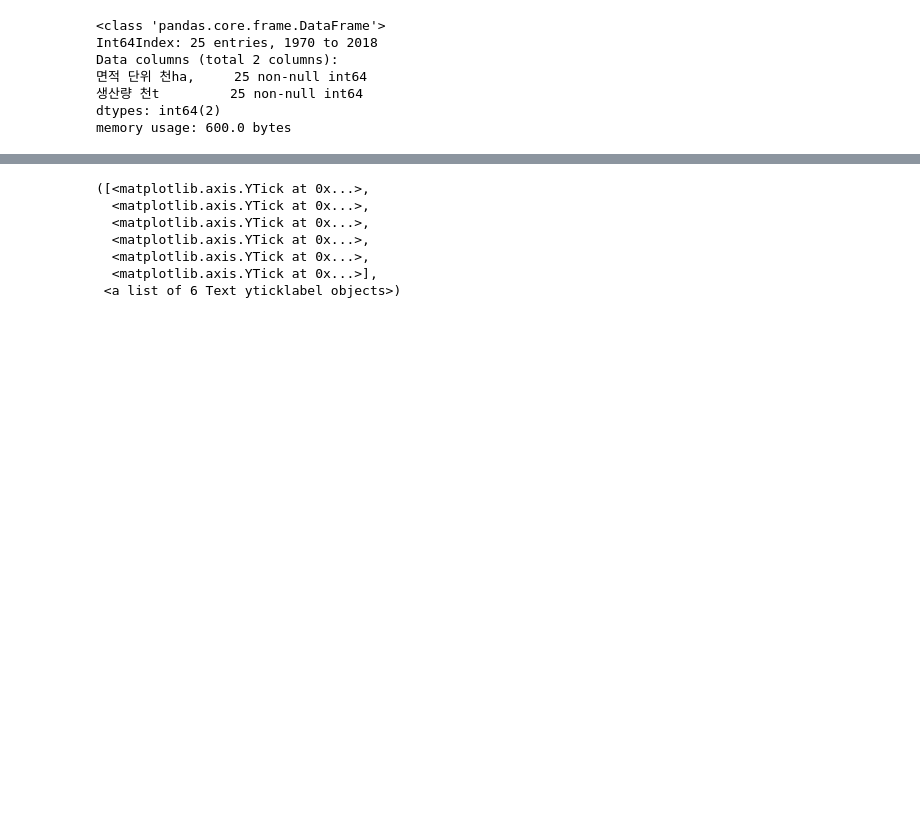
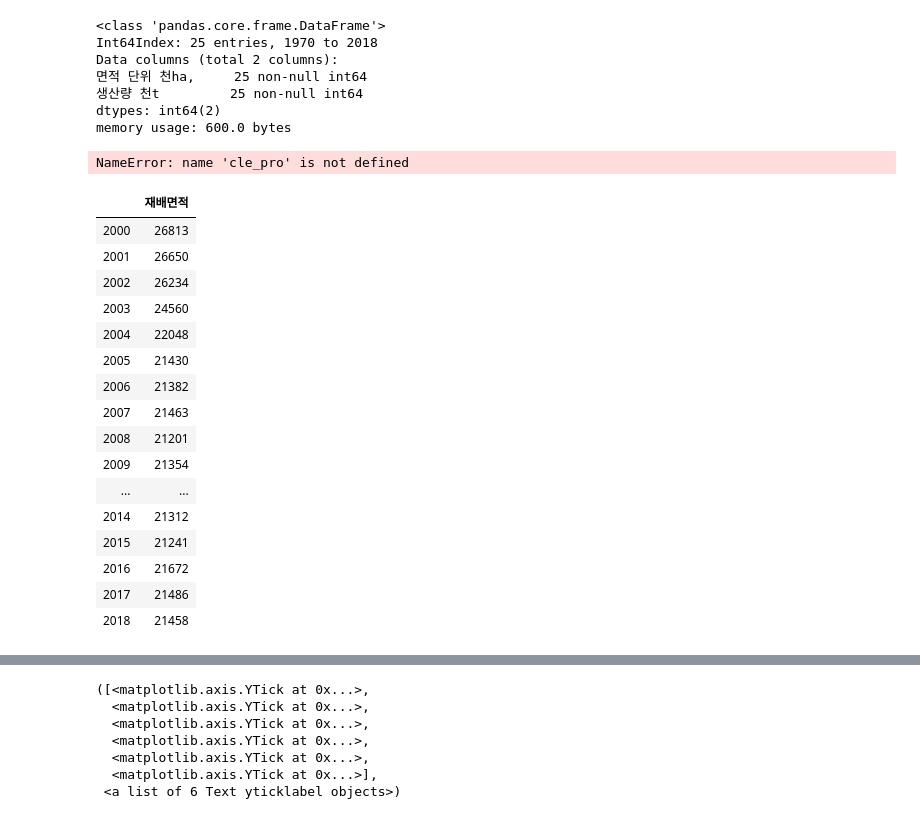
Before and after one commit to Joonyeong97/Jeju_Analysis_Project, a Jupyter notebook: 1. 시각화.ipynb, the cells around one changed output, grey strips where cells are left out. Saved outputs shown, nothing was run; the diff lists cells and outputs as text; code cells hidden in the pictures; blank space fills up the shorter version.

```diff
--- a/1. 시각화.ipynb
+++ b/1. 시각화.ipynb
@@ -65,0 +70,31 @@ memory usage: 600.0 bytes
+# %%
+# 데이터프레임 합치기
+cle_proc=clementine.iloc[6:,1]
+cle_proc=pd.DataFrame(cle_proc)
+cle_pro
+# %% [output]
+NameError: name 'cle_pro' is not defined
+# %%
+jeju_area=pd.read_csv("C:/workR/1-project/ppt/지영 _감귤 생산량/product_area.csv", encoding='CP949')
+area=jeju_area.iloc[17,8:27] #한행만 뽑아내서 series 됨
+area=pd.DataFrame(area)
+area=area.rename({17:"재배면적"},axis='columns')
+area#.info() # 문자열이라서 치환해줄것
+# %% [output]
+|  | 재배면적 |
+| 2000 | 26813 |
+| 2001 | 26650 |
+| 2002 | 26234 |
+| 2003 | 24560 |
+| 2004 | 22048 |
+| 2005 | 21430 |
+| 2006 | 21382 |
+| 2007 | 21463 |
+| 2008 | 21201 |
+| 2009 | 21354 |
+| ... | ... |
+| 2014 | 21312 |
+| 2015 | 21241 |
+| 2016 | 21672 |
+| 2017 | 21486 |
+| 2018 | 21458 |
```
Also changed, not shown: parts of 7 cells of this notebook, 1 other file.
